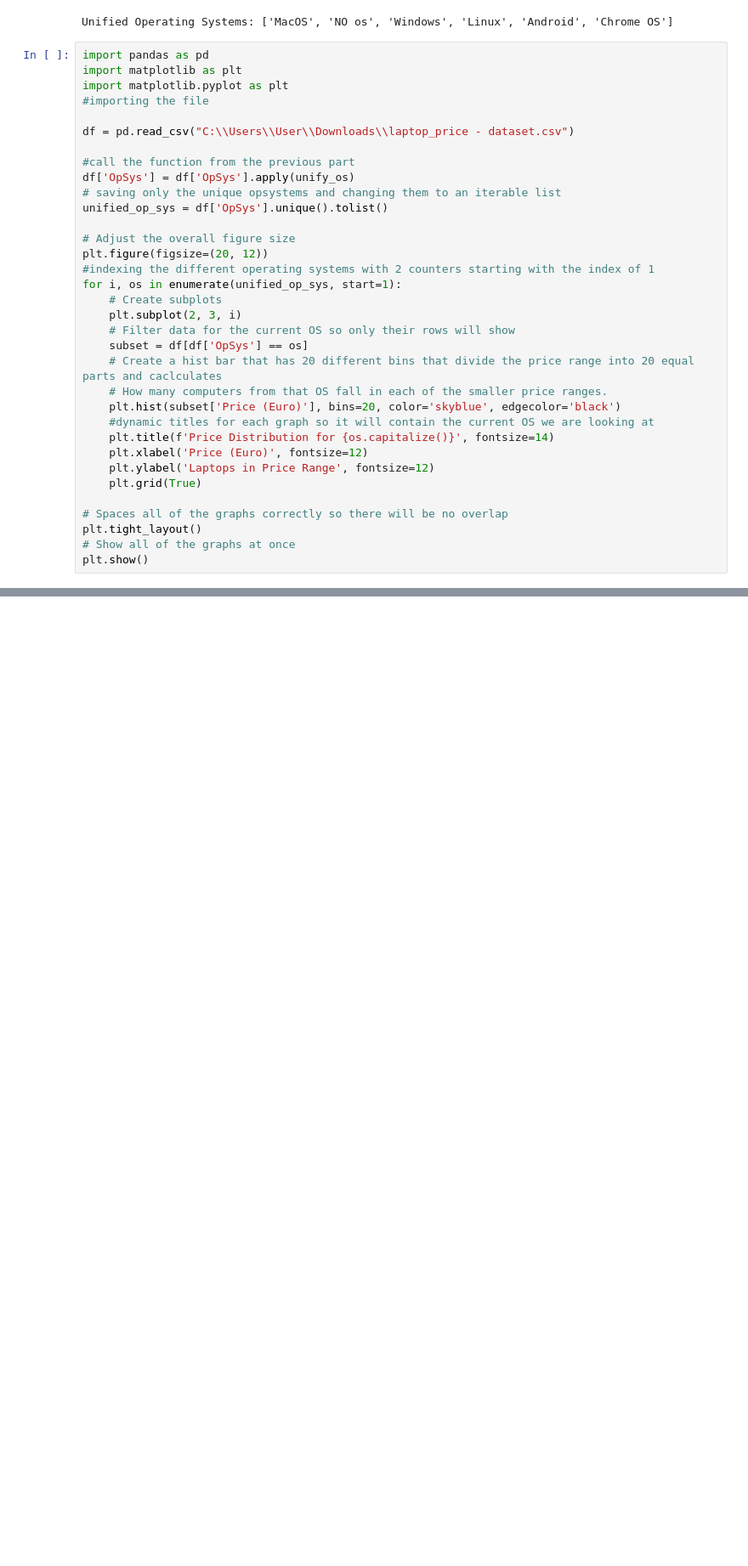
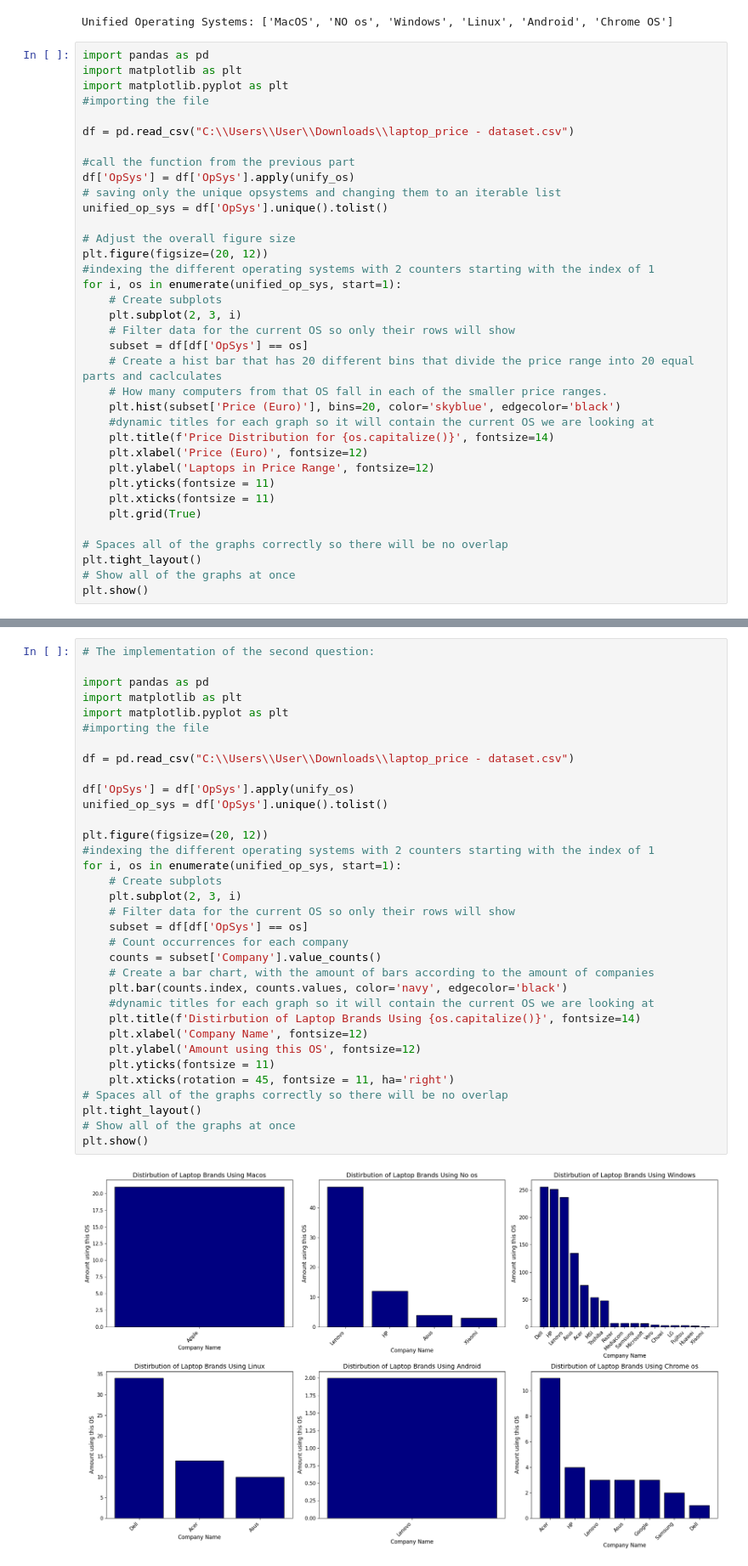
Before and after one commit to Mayadiamant/Pyhton-project, a Jupyter notebook: first_project.ipynb, the cells around one changed output, grey strips where cells are left out. Shown at 85% size. Drawn from its saved outputs; the diff is of its cells as text; blank space fills up the shorter version.

```diff
--- a/first_project.ipynb
+++ b/first_project.ipynb
@@ -340,6 +344,8 @@ for i, os in enumerate(unified_op_sys, start=1):
     plt.title(f'Price Distribution for {os.capitalize()}', fontsize=14)
     plt.xlabel('Price (Euro)', fontsize=12)
     plt.ylabel('Laptops in Price Range', fontsize=12)
+    plt.yticks(fontsize = 11)
+    plt.xticks(fontsize = 11)
     plt.grid(True)
 
 # Spaces all of the graphs correctly so there will be no overlap
@@ -463,3 +466,39 @@ df = pd.read_csv("C:\\Users\\User\\Downloads\\laptop_price - dataset.csv")
 # 3. What is the connection between CPU type amd price
 # 4. The relationship between the company and the laptop weight
 # 5. The average laptop weight by RAM, does more RAM make the computer heavier on average?
+# %%
+# The implementation of the second question:
+
+import pandas as pd
+import matplotlib as plt
+import matplotlib.pyplot as plt
+#importing the file
+
+df = pd.read_csv("C:\\Users\\User\\Downloads\\laptop_price - dataset.csv")
+
+df['OpSys'] = df['OpSys'].apply(unify_os)
+unified_op_sys = df['OpSys'].unique().tolist()
+
+plt.figure(figsize=(20, 12))
+#indexing the different operating systems with 2 counters starting with the index of 1
+for i, os in enumerate(unified_op_sys, start=1):
+    # Create subplots
+    plt.subplot(2, 3, i)
+    # Filter data for the current OS so only their rows will show
+    subset = df[df['OpSys'] == os]
+    # Count occurrences for each company
+    counts = subset['Company'].value_counts()
+    # Create a bar chart, with the amount of bars according to the amount of companies
+    plt.bar(counts.index, counts.values, color='navy', edgecolor='black')
+    #dynamic titles for each graph so it will contain the current OS we are looking at
+    plt.title(f'Distirbution of Laptop Brands Using {os.capitalize()}', fontsize=14)
+    plt.xlabel('Company Name', fontsize=12)
+    plt.ylabel('Amount using this OS', fontsize=12)
+    plt.yticks(fontsize = 11)
+    plt.xticks(rotation = 45, fontsize = 11, ha='right')
+# Spaces all of the graphs correctly so there will be no overlap
+plt.tight_layout()
+# Show all of the graphs at once
+plt.show()
+# %% [output]
+[figure, added]
```
Also changed, not shown: parts of 4 cells of this notebook.
